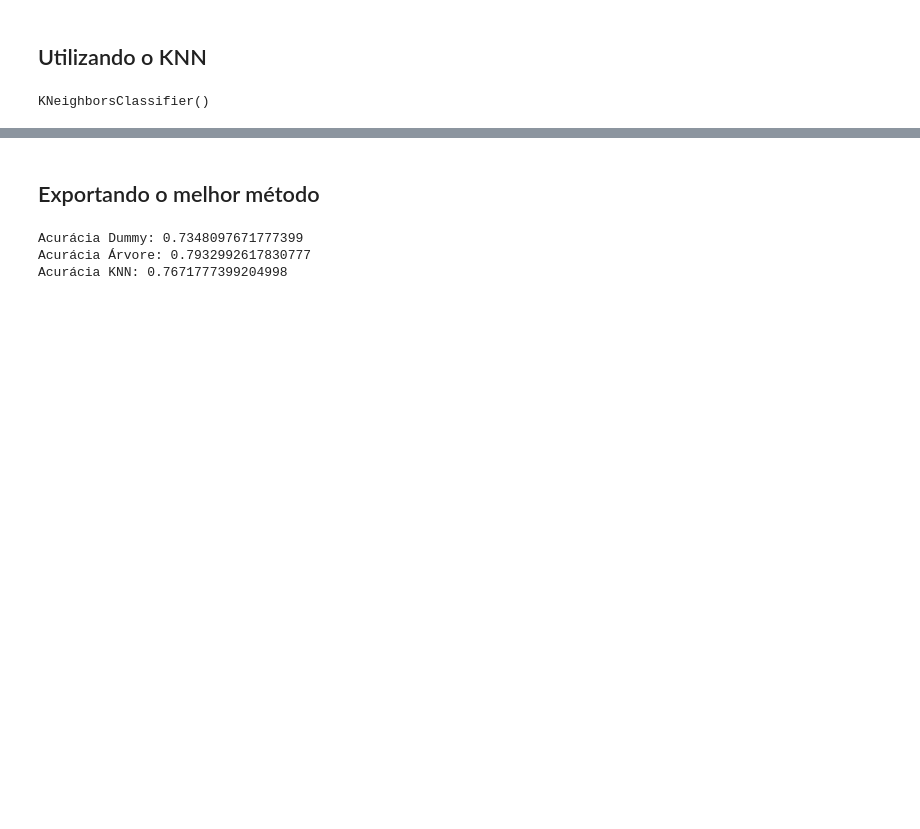
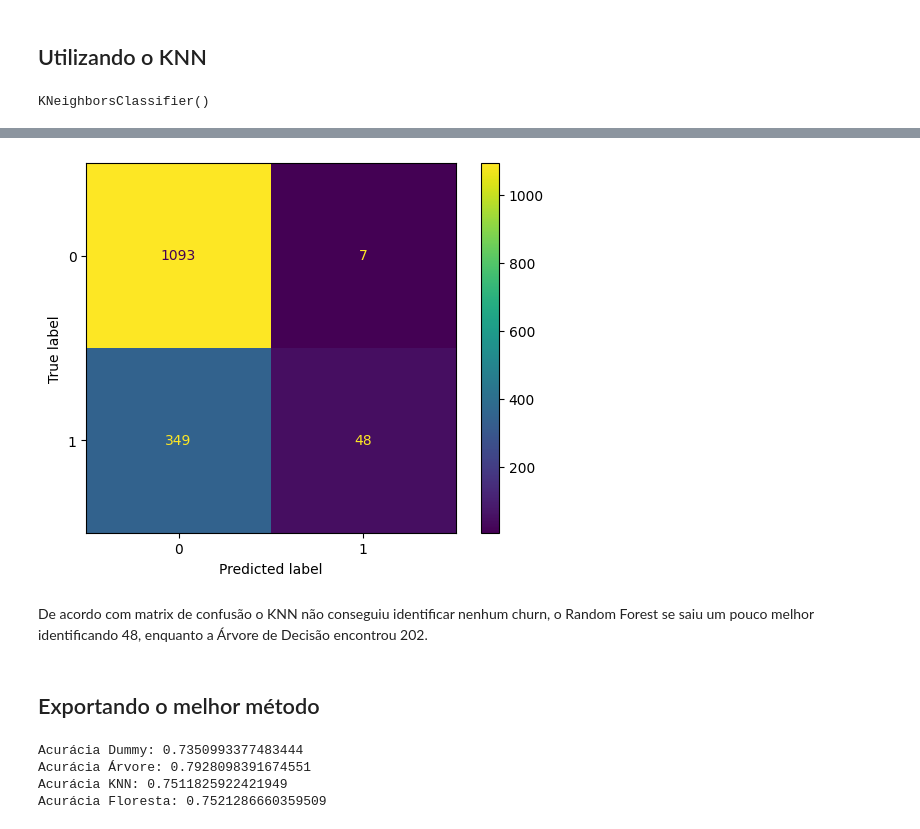
Before and after one commit to FilipeMadeira13/churn_prediction, a Jupyter notebook: notebooks/main.ipynb, the cells around one changed output, grey strips where cells are left out. Saved outputs shown, nothing was run; the diff lists cells and outputs as text; code cells hidden in the pictures; blank space fills up the shorter version.

```diff
--- a/notebooks/main.ipynb
+++ b/notebooks/main.ipynb
@@ -200,0 +212,2 @@ knn.score(x_normalized_test, y_test)
+# %%
+forest = RandomForestClassifier(max_depth=2)
@@ -201,2 +240,10 @@ knn.score(x_normalized_test, y_test)
+# %%
+# Random Forest
+y_expected = forest.predict(x_val)
+ConfusionMatrixDisplay.from_predictions(y_val, y_expected);
+# %% [output]
+[figure, added]
+# %% [markdown]
+De acordo com matrix de confusão o KNN não conseguiu identificar nenhum churn, o Random Forest se saiu um pouco melhor identificando 48, enquanto a Árvore de Decisão encontrou 202.
 # %% [markdown]
 ## Exportando o melhor método
@@ -204,10 +253,12 @@ knn.score(x_normalized_test, y_test)
 print(f'Acurácia Dummy: {dummy.score(x_test, y_test)}')
 print(f'Acurácia Árvore: {tree.score(x_test, y_test)}')
 print(f'Acurácia KNN: {knn.score(x_normalized_test, y_test)}')
+print(f'Acurácia Floresta: {forest.score(x_test, y_test)}')
 # %% [output]
-Acurácia Dummy: 0.7348097671777399
-Acurácia Árvore: 0.7932992617830777
-Acurácia KNN: 0.7671777399204998
+Acurácia Dummy: 0.7350993377483444
+Acurácia Árvore: 0.7928098391674551
+Acurácia KNN: 0.7511825922421949
+Acurácia Floresta: 0.7521286660359509
 # %%
 import pickle
 # %%
```
Also changed, not shown: parts of 20 cells of this notebook, 1 other file.
